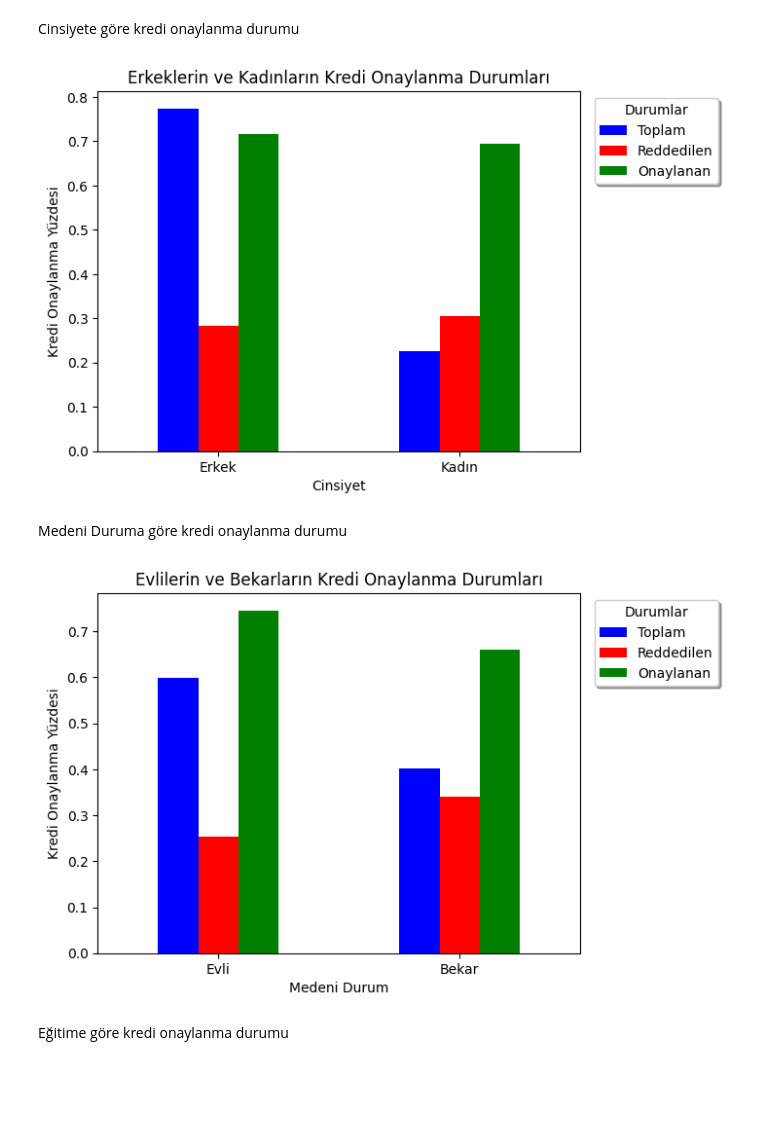
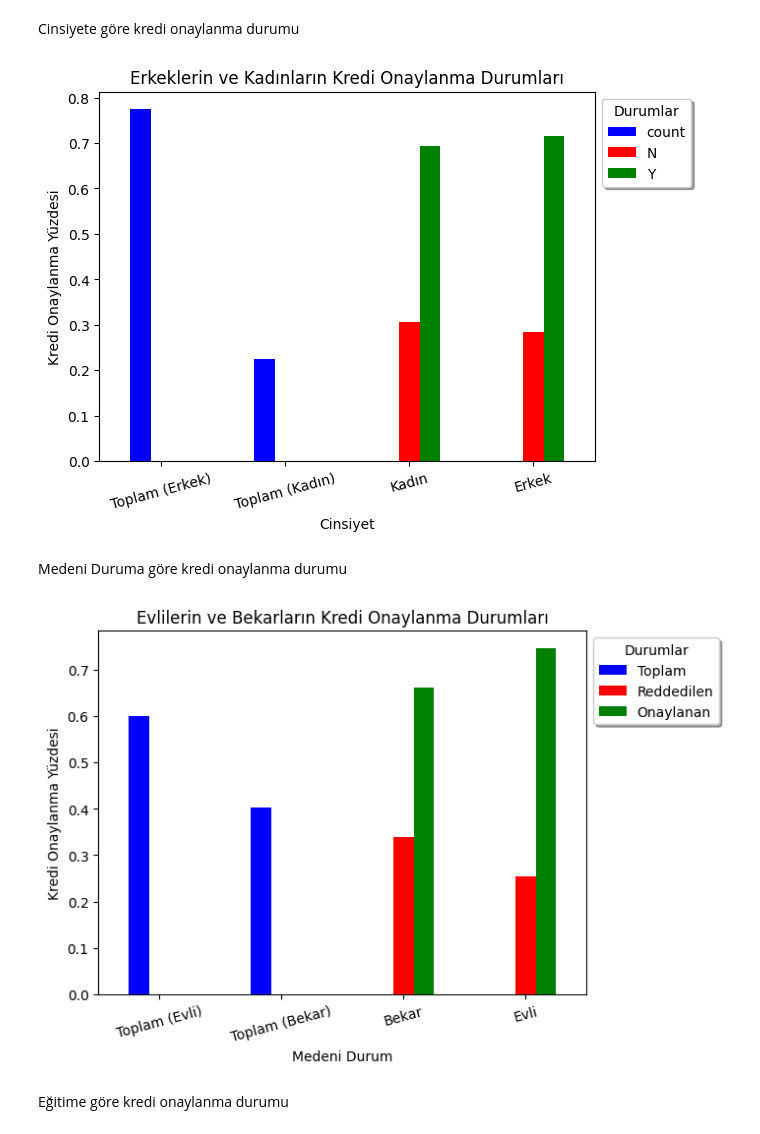
Before and after one commit to 1BarisErkus/AI, a Jupyter notebook: main.ipynb, the cells around one changed output. Cells and saved outputs as stored; diff of their text form; code cells hidden in the pictures; blank space fills up the shorter version.

Commit message:
update graphics

```diff
--- a/main.ipynb
+++ b/main.ipynb
@@ -133,21 +134,21 @@ Cinsiyete göre kredi onaylanma durumu
 # %%
 gender_loan_status_counts = data.groupby(['Gender', 'Loan_Status']).size().unstack()
 
 # Yüzdelerin hesaplanması
 gender_counts_percent = gender_counts / gender_counts.sum()
 gender_loan_status_counts_percent = gender_loan_status_counts.div(gender_loan_status_counts.sum(axis=1), axis=0)
 
-combined_counts = pd.concat([gender_counts_percent, gender_loan_status_counts_percent], axis=1)
+combined_counts = pd.concat([gender_counts_percent, gender_loan_status_counts_percent], axis=0)
 
 combined_counts.plot(kind='bar', color=['blue', 'red', 'green'])
 plt.xlabel('Cinsiyet')
 plt.ylabel('Kredi Onaylanma Yüzdesi')
 plt.title('Erkeklerin ve Kadınların Kredi Onaylanma Durumları')
-plt.legend(['Toplam', 'Reddedilen', 'Onaylanan'], bbox_to_anchor=(1.3, 1), ncol=1, title='Durumlar', shadow=True)
-plt.xticks(ticks=[0,1], rotation=0, labels=['Erkek', 'Kadın'])
+plt.xticks(ticks=[0, 1, 2, 3], rotation=15, labels=['Toplam (Erkek)', 'Toplam (Kadın)', 'Kadın', 'Erkek'])
+plt.legend(bbox_to_anchor=(1, 1), ncol=1, title='Durumlar', shadow=True)
 plt.show()
 # %% [output]
-[figure, old version]
+[figure, new version]
 # %% [markdown]
 Medeni Duruma göre kredi onaylanma durumu
 # %%
@@ -158,17 +159,17 @@ married_counts = data['Married'].value_counts()
 married_counts_percent = married_counts / married_counts.sum()
 married_loan_status_counts_percent = married_loan_status_counts.div(married_loan_status_counts.sum(axis=1), axis=0)
 
-combined_counts = pd.concat([married_counts_percent, married_loan_status_counts_percent], axis=1)
+combined_counts = pd.concat([married_counts_percent, married_loan_status_counts_percent], axis=0)
 
 combined_counts.plot(kind='bar', color=['blue', 'red', 'green'])
 plt.xlabel('Medeni Durum')
 plt.ylabel('Kredi Onaylanma Yüzdesi')
 plt.title('Evlilerin ve Bekarların Kredi Onaylanma Durumları')
-plt.legend(['Toplam', 'Reddedilen', 'Onaylanan'], bbox_to_anchor=(1.3, 1), ncol=1, title='Durumlar', shadow=True)
-plt.xticks(ticks=[0,1], rotation=0, labels=['Evli', 'Bekar'])
+plt.legend(['Toplam', 'Reddedilen', 'Onaylanan'], bbox_to_anchor=(1, 1), ncol=1, title='Durumlar', shadow=True)
+plt.xticks(ticks=[0,1,2,3], rotation=15, labels=['Toplam (Evli)', 'Toplam (Bekar)', 'Bekar', 'Evli'])
 plt.show()
 # %% [output]
-[figure, old version]
+[figure, new version]
 # %% [markdown]
 Eğitime göre kredi onaylanma durumu
 # %%
```
Also changed, not shown: parts of 7 cells of this notebook.
